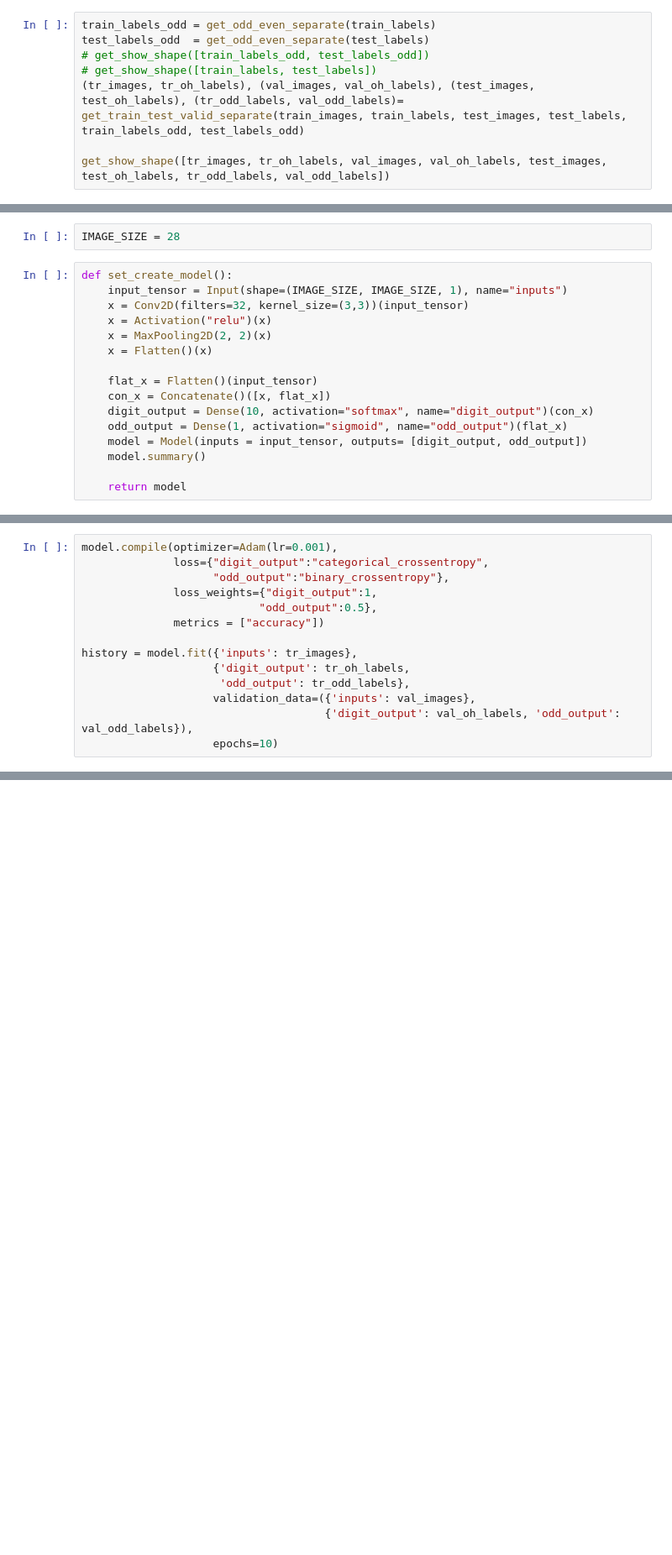
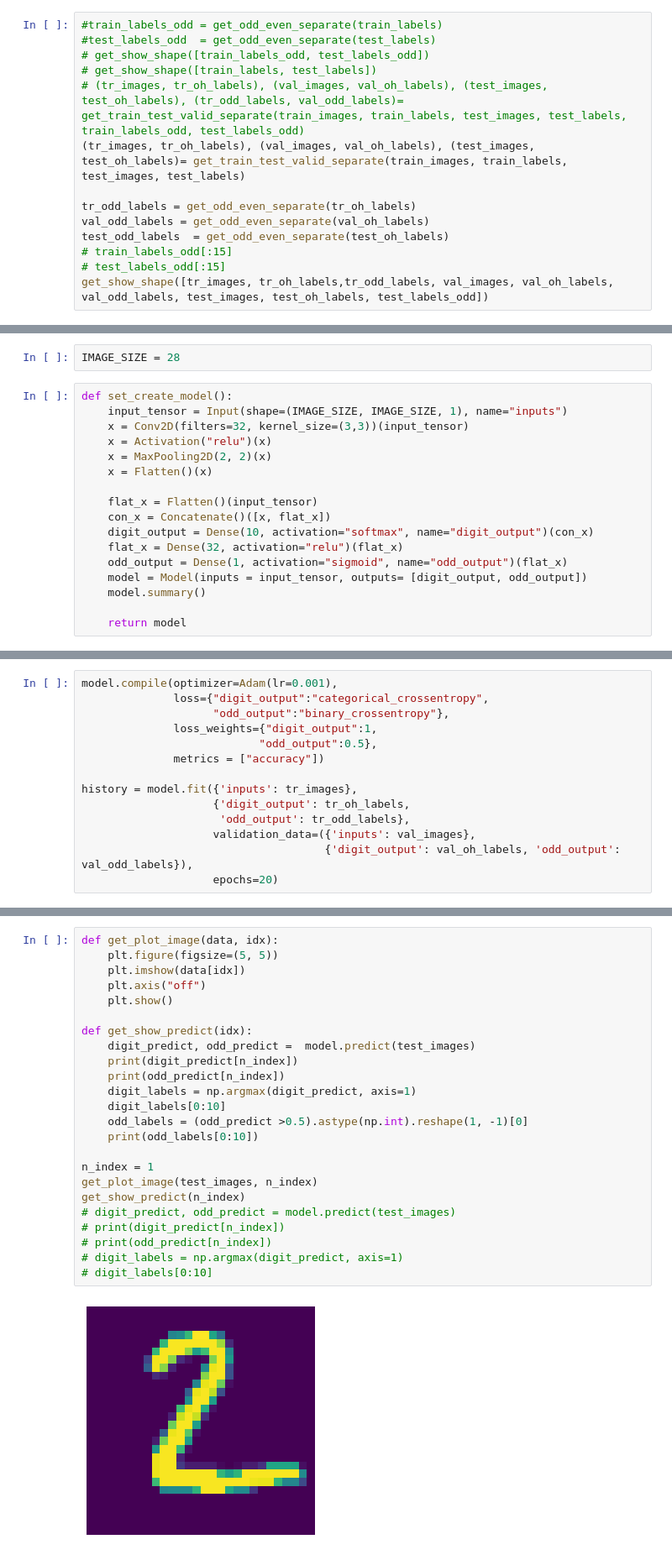
Before and after one commit to Dev-Alquimista/tensorflow_study01, a Jupyter notebook: ex03/ex03.ipynb, the cells around one changed output, grey strips where cells are left out. Shown: that part at 84% size. Cells and saved outputs as stored; diff of their text form; blank space fills up the shorter version.

Commit message:
2022-06-17 multiple output model

```diff
--- a/ex03/ex03.ipynb
+++ b/ex03/ex03.ipynb
@@ -74,12 +73,18 @@ def get_odd_even_separate(labels):
 
     return labels_odd
 # %%
-train_labels_odd = get_odd_even_separate(train_labels)
-test_labels_odd  = get_odd_even_separate(test_labels)
+#train_labels_odd = get_odd_even_separate(train_labels)
+#test_labels_odd  = get_odd_even_separate(test_labels)
 # get_show_shape([train_labels_odd, test_labels_odd])
 # get_show_shape([train_labels, test_labels])
-(tr_images, tr_oh_labels), (val_images, val_oh_labels), (test_images, test_oh_labels), (tr_odd_labels, val_odd_labels)= get_train_test_valid_separate(train_images, train_labels, test_images, test_labels, train_labels_odd, test_labels_odd)
+# (tr_images, tr_oh_labels), (val_images, val_oh_labels), (test_images, test_oh_labels), (tr_odd_labels, val_odd_labels)= get_train_test_valid_separate(train_images, train_labels, test_images, test_labels, train_labels_odd, test_labels_odd)
+(tr_images, tr_oh_labels), (val_images, val_oh_labels), (test_images, test_oh_labels)= get_train_test_valid_separate(train_images, train_labels, test_images, test_labels)
 
-get_show_shape([tr_images, tr_oh_labels, val_images, val_oh_labels, test_images, test_oh_labels, tr_odd_labels, val_odd_labels])
+tr_odd_labels = get_odd_even_separate(tr_oh_labels)
+val_odd_labels = get_odd_even_separate(val_oh_labels)
+test_odd_labels  = get_odd_even_separate(test_oh_labels)
+# train_labels_odd[:15]
+# test_labels_odd[:15]
+get_show_shape([tr_images, tr_oh_labels,tr_odd_labels, val_images, val_oh_labels, val_odd_labels, test_images, test_oh_labels, test_labels_odd])
 # %% [output]
 (48000, 28, 28)
@@ -103,6 +109,7 @@ def set_create_model():
     flat_x = Flatten()(input_tensor)
     con_x = Concatenate()([x, flat_x])
     digit_output = Dense(10, activation="softmax", name="digit_output")(con_x)
+    flat_x = Dense(32, activation="relu")(flat_x)
     odd_output = Dense(1, activation="sigmoid", name="odd_output")(flat_x)
     model = Model(inputs = input_tensor, outputs= [digit_output, odd_output])
     model.summary()
@@ -143,4 +150,4 @@ history = model.fit({'inputs': tr_images},
                      'odd_output': tr_odd_labels},
                     validation_data=({'inputs': val_images},
                                      {'digit_output': val_oh_labels, 'odd_output': val_odd_labels}),
-                    epochs=10)
+                    epochs=20)
@@ -146,0 +182,26 @@ history = model.fit({'inputs': tr_images},
+# %%
+def get_plot_image(data, idx):
+    plt.figure(figsize=(5, 5))
+    plt.imshow(data[idx])
+    plt.axis("off")
+    plt.show()
+
+def get_show_predict(idx):
+    digit_predict, odd_predict =  model.predict(test_images)
+    print(digit_predict[n_index])
+    print(odd_predict[n_index])
+    digit_labels = np.argmax(digit_predict, axis=1)
+    digit_labels[0:10]
+    odd_labels = (odd_predict >0.5).astype(np.int).reshape(1, -1)[0]
+    print(odd_labels[0:10])
+
+n_index = 1
+get_plot_image(test_images, n_index)
+get_show_predict(n_index)
+# digit_predict, odd_predict = model.predict(test_images)
+# print(digit_predict[n_index])
+# print(odd_predict[n_index])
+# digit_labels = np.argmax(digit_predict, axis=1)
+# digit_labels[0:10]
+# %% [output]
+[figure, added]
```
Also changed, not shown: parts of 7 cells of this notebook.
